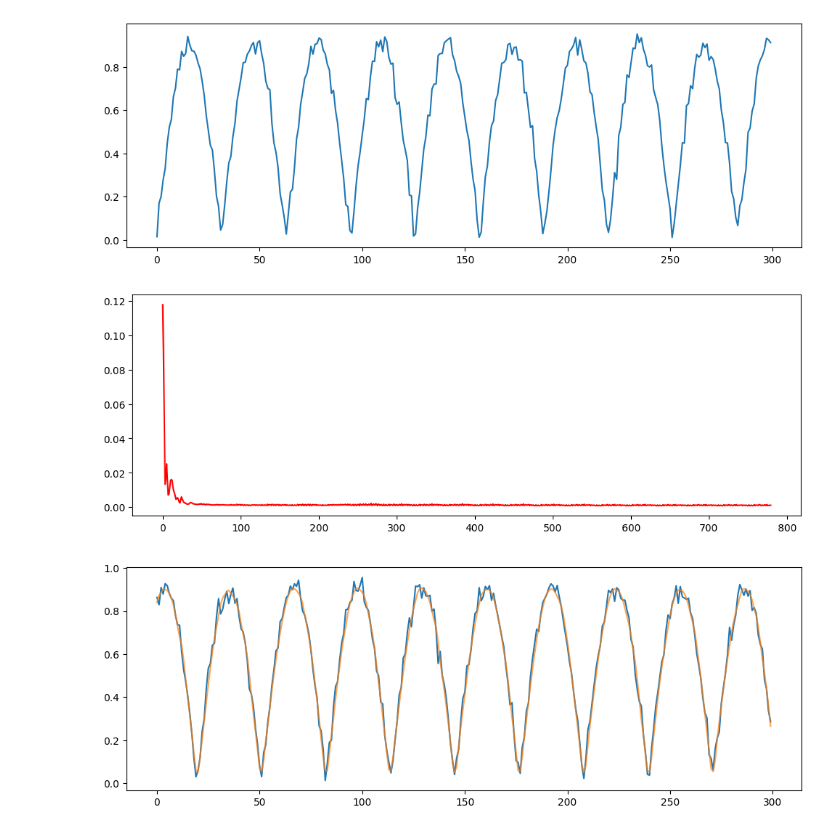
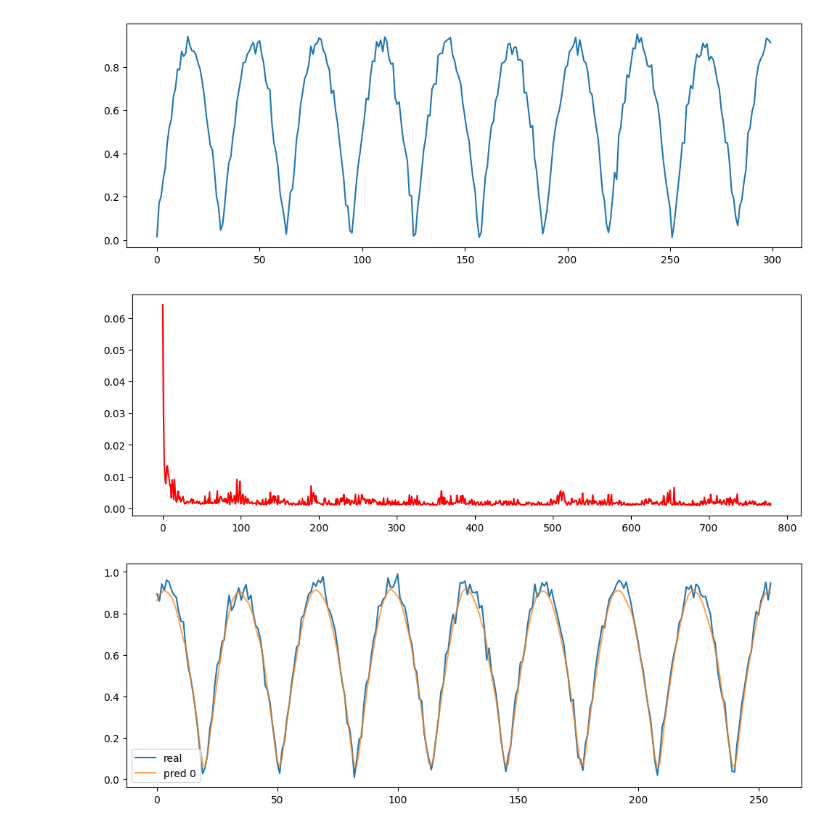
Before and after one commit to StevenBaby/tsa, a Jupyter notebook: playground/002 dataset.ipynb, the cells around one changed output. Saved outputs shown, nothing was run; the diff lists cells and outputs as text; code cells hidden in the pictures.

```diff
--- a/playground/002 dataset.ipynb
+++ b/playground/002 dataset.ipynb
@@ -75,38 +42,47 @@ with tqdm(total=epoch * batch) as bar:
+# %%
+lags = 12
+batch_size = 256
+epoch = 20
+
+model = Model()
+criterion = nn.MSELoss()
+optimizer = torch.optim.Adam(model.parameters(), lr=0.1)
+
+losses = utils.fit(
+    model=model,
+    dataset=utils.SineDataset(lags),
+    criterion=criterion,
+    optimizer=optimizer,
+    epoch=epoch,
+    batch_size=batch_size,
+    device=device,
+    shuffle=True,
+    progress=True,
+    step_callback=None,
+)
 # %%
 fig = plt.figure(figsize=(12, 4))
 ax = fig.subplots()
-ax.plot(progress, 'r')
+ax.plot(losses, 'r')
 plt.show()
 plt.close()
 # %% [output]
-[figure, old version]
+[figure, new version]
 # %%
-dataloader = torch.utils.data.DataLoader(
-    dataset=utils.SineDataset(lags, train=False),
-    batch_size=batch_size,
-    drop_last=True,
-    shuffle=False,
-    generator=torch.Generator(device=device),
-)
 model.eval()
+dataset = utils.SineDataset(lags, train=False, len=400)
 
-real = []
-pred = []
-for x, t in dataloader:
-    y = model.forward(x)
-    real.append(t)
-    pred.append(y)
+real, preds = utils.test([model], dataset, batch_size, device, progress=False)
 
-
-real = torch.cat(real)
-pred = torch.cat(pred)
 
 fig = plt.figure(figsize=(12, 4))
 ax = fig.subplots()
-ax.plot(real.detach().cpu()[:300])
-ax.plot(pred.detach().cpu()[:300], alpha=0.7)
+ax.plot(real.detach().cpu(), label='real')
+for i, pred in enumerate(preds):
+    ax.plot(pred.detach().cpu(), alpha=0.7, label=f'pred {i}')
 
+plt.legend()
 plt.show()
 plt.close()
 # %% [output]
-[figure, old version]
+[figure, new version]
```
Also changed, not shown: parts of 2 cells of this notebook, 2 other files.
